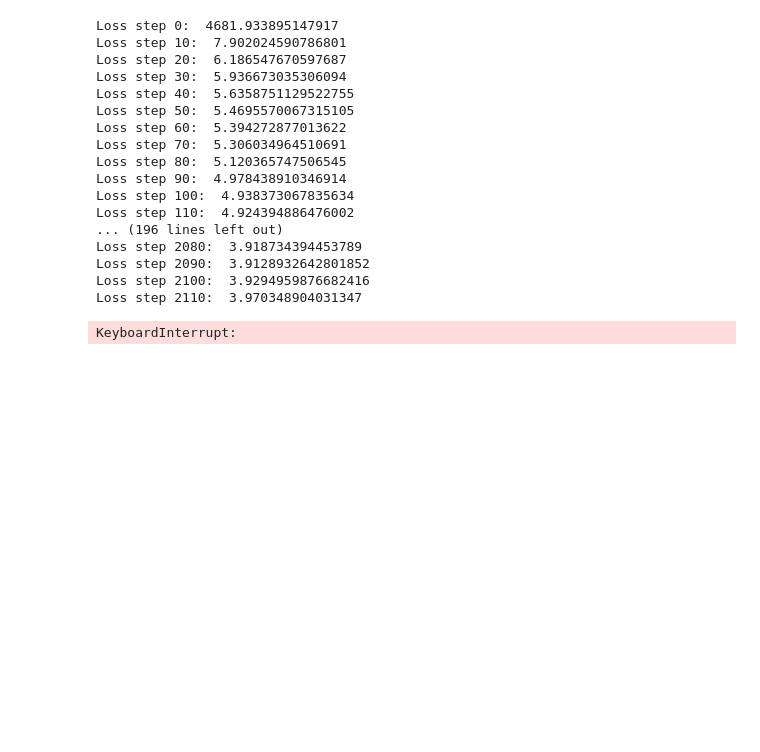
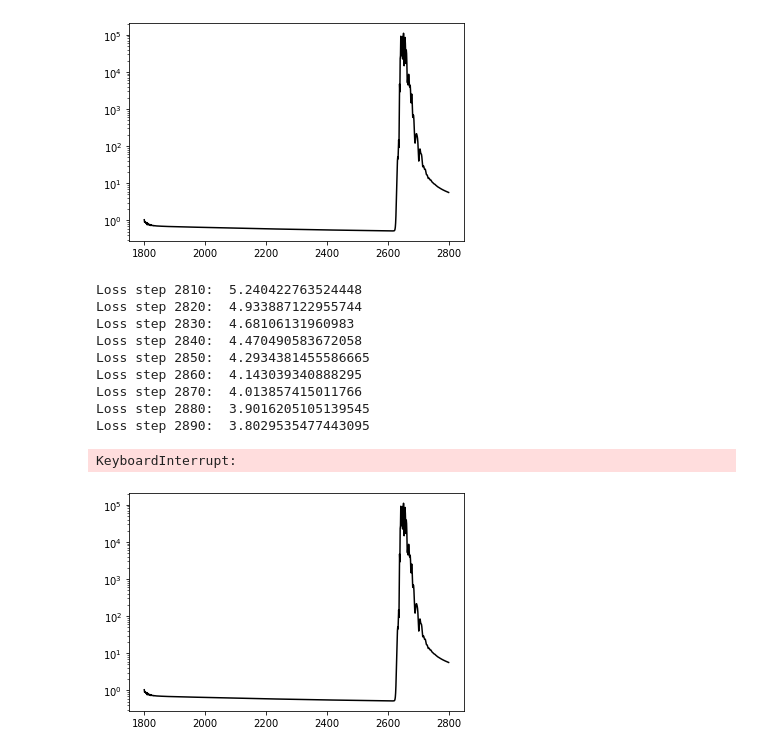
Before and after one commit to peiyichen1995/NM-ROM, a Jupyter notebook: NM_jax_sparse_fourier.ipynb, the cells around one changed output. Saved outputs shown, nothing was run; the diff lists cells and outputs as text; code cells hidden in the pictures; blank space fills up the shorter version.

```diff
--- a/NM_jax_sparse_fourier.ipynb
+++ b/NM_jax_sparse_fourier.ipynb
@@ -92,9 +92,9 @@ class Decoder(nn.Module):
         omegas = self.omega(x)
         phis = self.phi(x)
 
-        amplitudes = nn.sigmoid(amplitudes)
-        omegas = nn.sigmoid(omegas)
-        phis = nn.sigmoid(phis)
+        # amplitudes = nn.sigmoid(amplitudes)
+        # omegas = nn.sigmoid(omegas)
+        # phis = nn.sigmoid(phis)
 
         return amplitudes[i]*jnp.cos(omegas[i]*coords-phis[i])
 
@@ -106,9 +106,9 @@ class Decoder(nn.Module):
         omegas = self.omega(x)
         phis = self.phi(x)
 
-        amplitudes = nn.sigmoid(amplitudes)
-        omegas = nn.sigmoid(omegas)
-        phis = nn.sigmoid(phis)
+        # amplitudes = nn.sigmoid(amplitudes)
+        # omegas = nn.sigmoid(omegas)
+        # phis = nn.sigmoid(phis)
 
         xs = jax.vmap(lambda amplitude, omega, phi: amplitude*jnp.cos(omega*coords-phi), in_axes=(0,0,0), out_axes=0)(amplitudes,omegas,phis)
         return jnp.sum(xs, axis=0)
@@ -152,37 +152,41 @@ loss_grad_fn = jax.value_and_grad(loss_fn)
 min_loss = 100
 best_params = params
 # %%
+from IPython import display
+loss_history = np.zeros((n_epoch)) * np.nan
+
 for i in range(n_epoch):
     loss_val, grads = loss_grad_fn(params, u_train)
+    loss_history[i] = loss_val
     if loss_val < min_loss:
         min_loss = loss_val
         best_params = params
     updates, opt_state = tx.update(grads, opt_state)
     params = optax.apply_updates(params, updates)
     if i % 10 == 0:
         print('Loss step {}: '.format(i), loss_val)
-    if loss_val < 1e-6:
+    if i % 100 == 0:
+        last_epochs = np.arange(np.max([i-1000,0]), i, dtype=int)
+        plt.clf()
+        plt.semilogy(last_epochs, loss_history[last_epochs], 'k')
+        display.clear_output(wait=True)
+        display.display(plt.gcf())
+    if loss_val < 1e-3:
         break
 params = best_params
 # %% [output]
+[figure, added]
-Loss step 0:  4681.933895147917
-Loss step 10:  7.902024590786801
-Loss step 20:  6.186547670597687
-Loss step 30:  5.936673035306094
-Loss step 40:  5.6358751129522755
-Loss step 50:  5.4695570067315105
-Loss step 60:  5.394272877013622
-Loss step 70:  5.306034964510691
-Loss step 80:  5.120365747506545
-Loss step 90:  4.978438910346914
-Loss step 100:  4.938373067835634
-Loss step 110:  4.924394886476002
-... (196 lines left out)
-Loss step 2080:  3.918734394453789
-Loss step 2090:  3.9128932642801852
-Loss step 2100:  3.9294959876682416
-Loss step 2110:  3.970348904031347
+Loss step 2810:  5.240422763524448
+Loss step 2820:  4.933887122955744
+Loss step 2830:  4.68106131960983
+Loss step 2840:  4.470490583672058
+Loss step 2850:  4.2934381455586665
+Loss step 2860:  4.143039340888295
+Loss step 2870:  4.013857415011766
+Loss step 2880:  3.9016205105139545
+Loss step 2890:  3.8029535477443095
 KeyboardInterrupt:
+[figure, added]
 # %%
 phi = model().apply(params, u_ref[0], 0, method=VAE.basis)
 plt.plot(phi)
```
Also changed, not shown: 1 other file.
